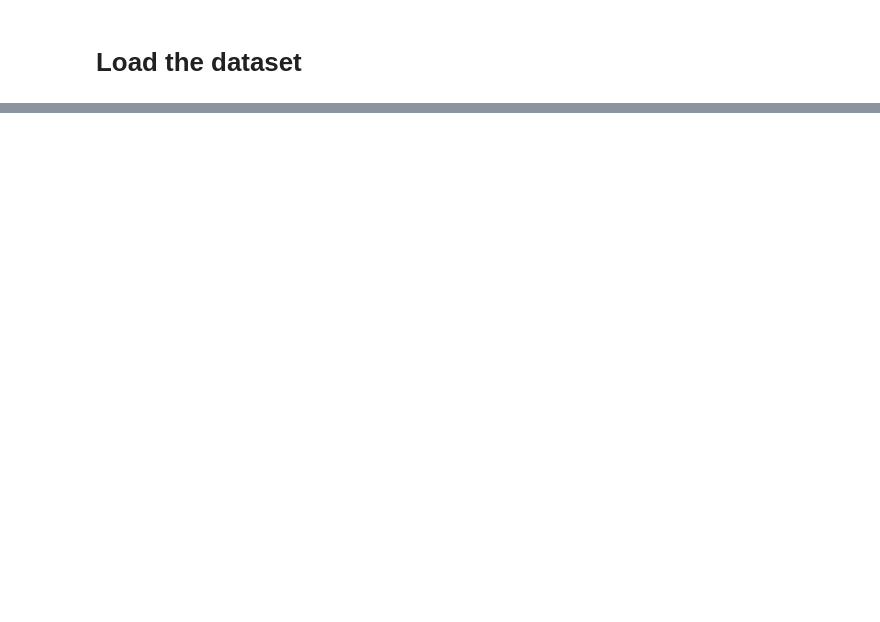
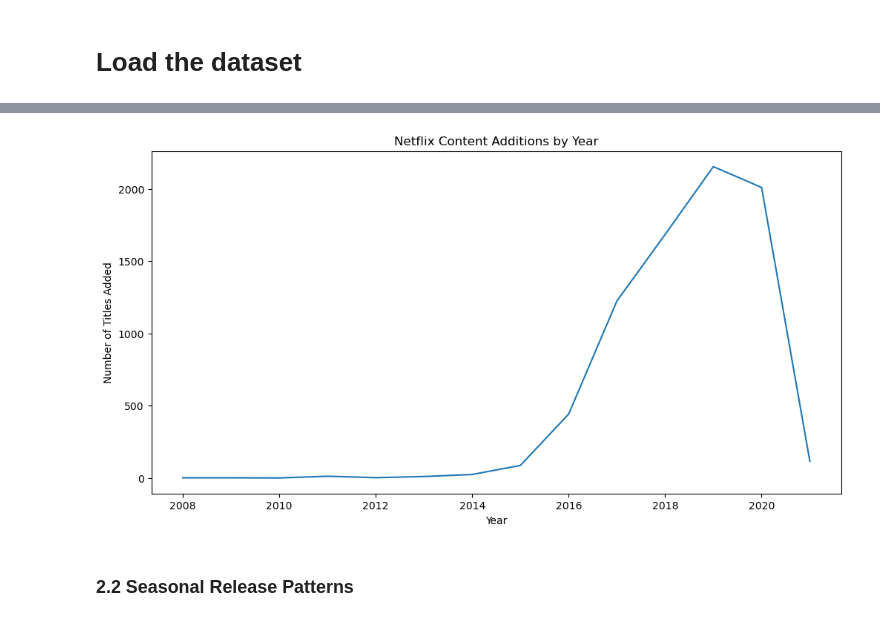
Before and after one commit to georgezacharia/netflix_data_analysis_python, a Jupyter notebook: netflix_data_analysis.ipynb, the cells around one changed output, grey strips where cells are left out. Cells and saved outputs as stored; diff of their text form; code cells hidden in the pictures; blank space fills up the shorter version.

```diff
--- a/netflix_data_analysis.ipynb
+++ b/netflix_data_analysis.ipynb
@@ -686,0 +112,3 @@ plt.show()
+# %%
+data['Release_Year'] = data['Release_Date'].dt.year
+yearly_additions = data['Release_Year'].value_counts().sort_index()
@@ -686,0 +134,11 @@ plt.show()
+# %%
+plt.figure(figsize=(12,6))
+plt.plot(yearly_additions.index, yearly_additions.values)
+plt.title('Netflix Content Additions by Year')
+plt.xlabel('Year')
+plt.ylabel('Number of Titles Added')
+plt.show()
+# %% [output]
+[figure, added]
+# %% [markdown]
+### 2.2 Seasonal Release Patterns
```
Also changed, not shown: parts of 177 cells of this notebook.
